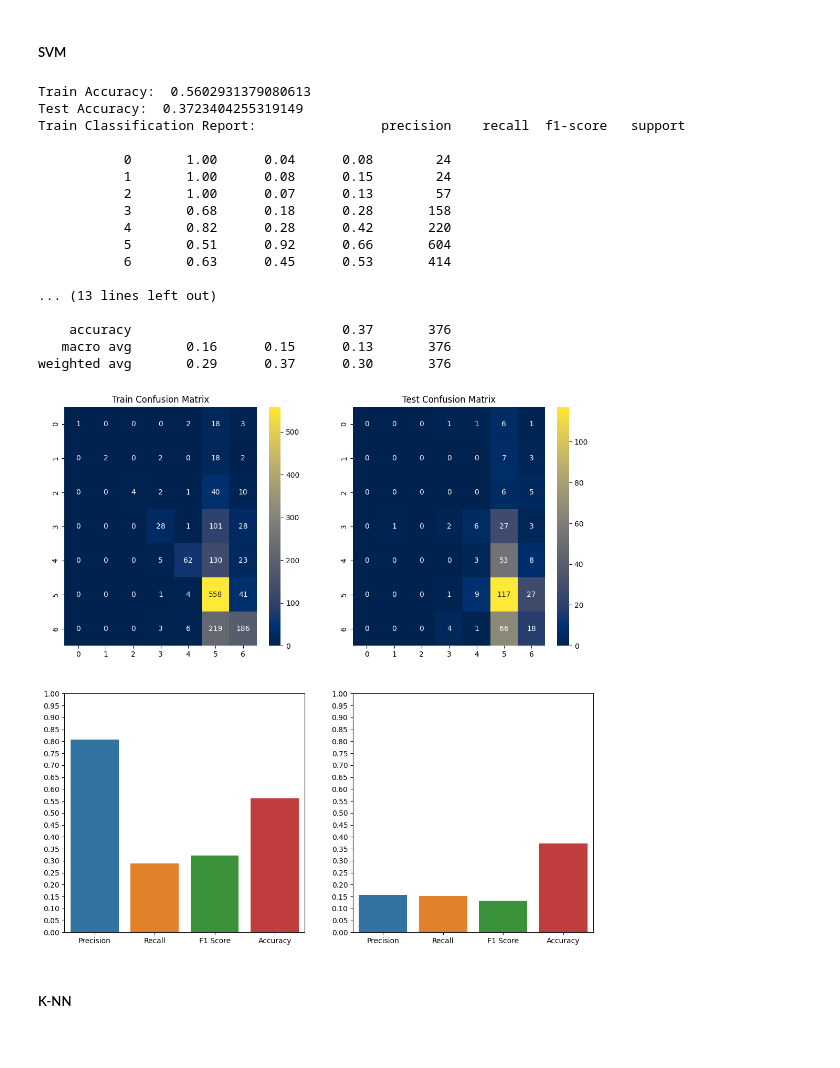
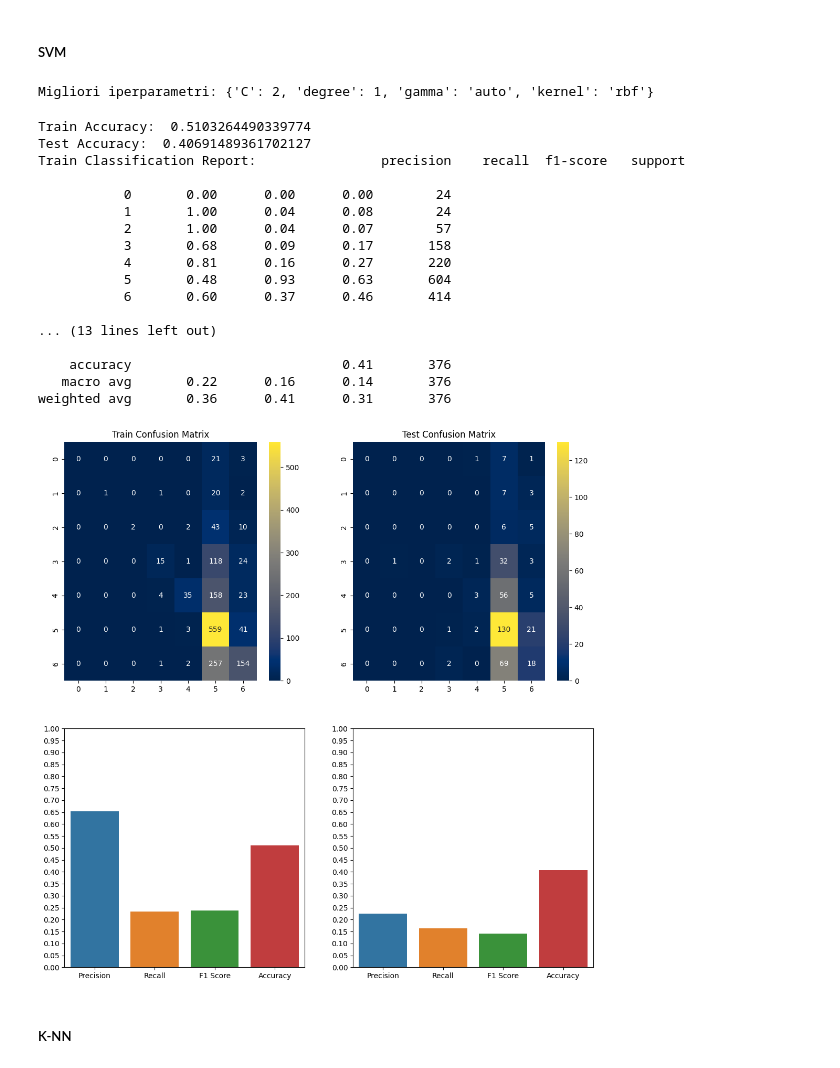
Before and after one commit to Wornairz/UniCT, a Jupyter notebook: FAD/fad_project.ipynb, the cells around one changed output. Saved outputs shown, nothing was run; the diff lists cells and outputs as text; code cells hidden in the pictures.

```diff
--- a/FAD/fad_project.ipynb
+++ b/FAD/fad_project.ipynb
@@ -443,7 +478,7 @@ Test Accuracy:  0.824468085106383
 # %% [markdown]
 #### Multiclasse
 # %%
-def print_metrics_multiclass_classification(Y_train, pred_train, Y_test, pred_test, classes):
+def print_metrics_multiclass_classification(Y_train, pred_train, Y_test, pred_test, classes=range(7)):
     fig, axs = plt.subplots(2, 2, figsize=(13,13))
 
     for idx, (Y, pred, title) in enumerate(zip([Y_train, Y_test], [pred_train, pred_test], ["Train Confusion Matrix", "Test Confusion Matrix"])):
@@ -467,35 +502,45 @@ def print_metrics_multiclass_classification(Y_train, pred_train, Y_test, pred_te
 # %% [markdown]
 ##### SVM
 # %%
-svm = SVC(kernel="rbf", C=2, random_state=0)
 target_variable = [ "Alcohol" ]
-svm.fit(train_set[person_labels], train_set[target_variable])
+param_grid = {
+    'kernel' : ['linear', 'poly', 'rbf'],
+    'C': [0.01, 0.1, 1, 2, 3], # soft or hard margin
+    'gamma': ['scale', 'auto'],
+    'degree': [1, 2, 3, 4]
+}
+grid_search = GridSearchCV(SVC(), param_grid, cv=4, scoring='accuracy')
+grid_search.fit(train_set[person_labels], np.ravel(train_set[target_variable]))
+print("Migliori iperparametri:", grid_search.best_params_)
+svm = grid_search.best_estimator_
+
 train_probs = svm.predict(train_set[person_labels])
 train_pred = train_probs.round().astype(int)
 
 test_probs = svm.predict(test_set[person_labels])
 test_pred = test_probs.round().astype(int)
 
-print_metrics_multiclass_classification(train_set[target_variable], train_pred, test_set[target_variable], test_pred, classes=range(7))
+print_metrics_multiclass_classification(train_set[target_variable], train_pred, test_set[target_variable], test_pred)
 # %% [output]
-Train Accuracy:  0.5602931379080613
-Test Accuracy:  0.3723404255319149
-Train Classification Report:                precision    recall  f1-score   support
-
-           0       1.00      0.04      0.08        24
-           1       1.00      0.08      0.15        24
-           2       1.00      0.07      0.13        57
-           3       0.68      0.18      0.28       158
-           4       0.82      0.28      0.42       220
-           5       0.51      0.92      0.66       604
-           6       0.63      0.45      0.53       414
-
-... (13 lines left out)
-
-    accuracy                           0.37       376
-   macro avg       0.16      0.15      0.13       376
-weighted avg       0.29      0.37      0.30       376
+Migliori iperparametri: {'C': 2, 'degree': 1, 'gamma': 'auto', 'kernel': 'rbf'}
+Train Accuracy:  0.5103264490339774
+Test Accuracy:  0.40691489361702127
+Train Classification Report:                precision    recall  f1-score   support
+
+           0       0.00      0.00      0.00        24
+           1       1.00      0.04      0.08        24
+           2       1.00      0.04      0.07        57
+           3       0.68      0.09      0.17       158
+           4       0.81      0.16      0.27       220
+           5       0.48      0.93      0.63       604
+           6       0.60      0.37      0.46       414
+
+... (13 lines left out)
+
+    accuracy                           0.41       376
+   macro avg       0.22      0.16      0.14       376
+weighted avg       0.36      0.41      0.31       376
-[figure, old version]
+[figure, new version]
 # %% [markdown]
 ##### K-NN
 # %%
```
Also changed, not shown: parts of 14 cells of this notebook.
